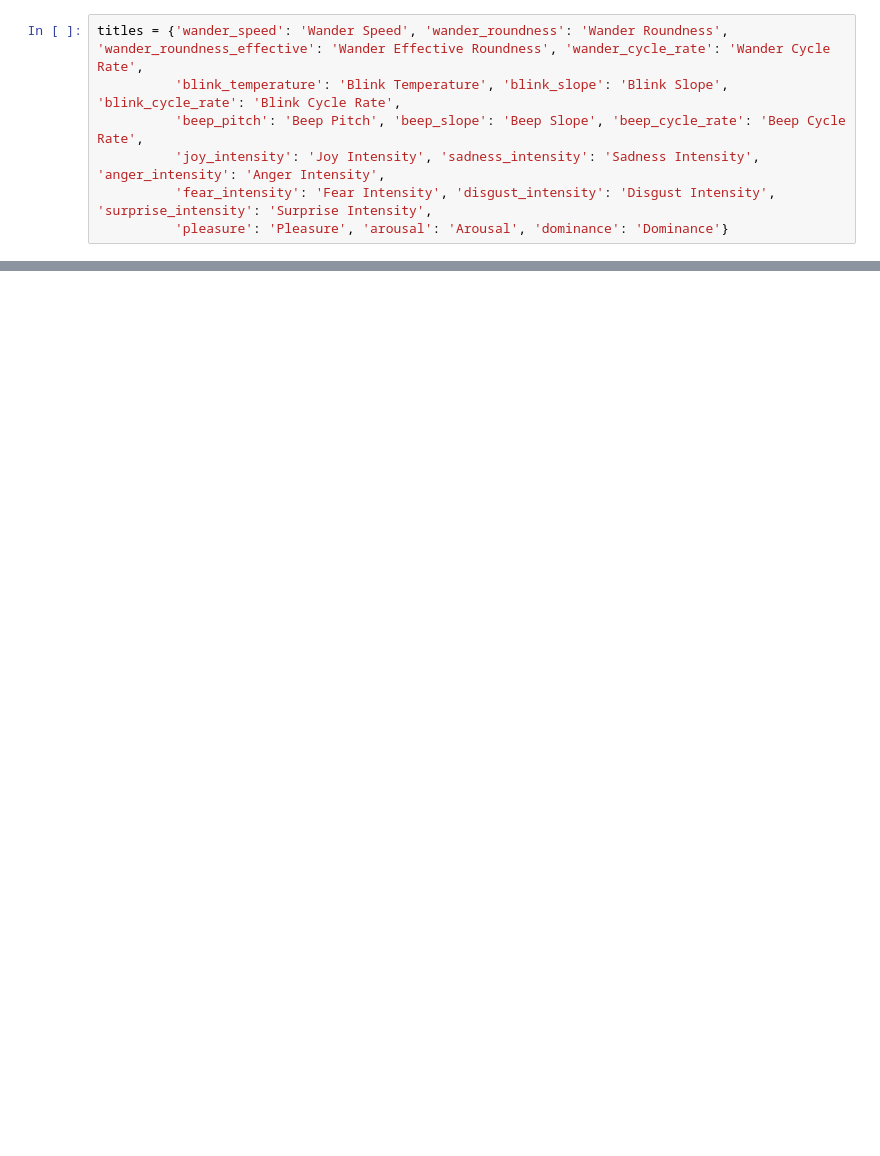
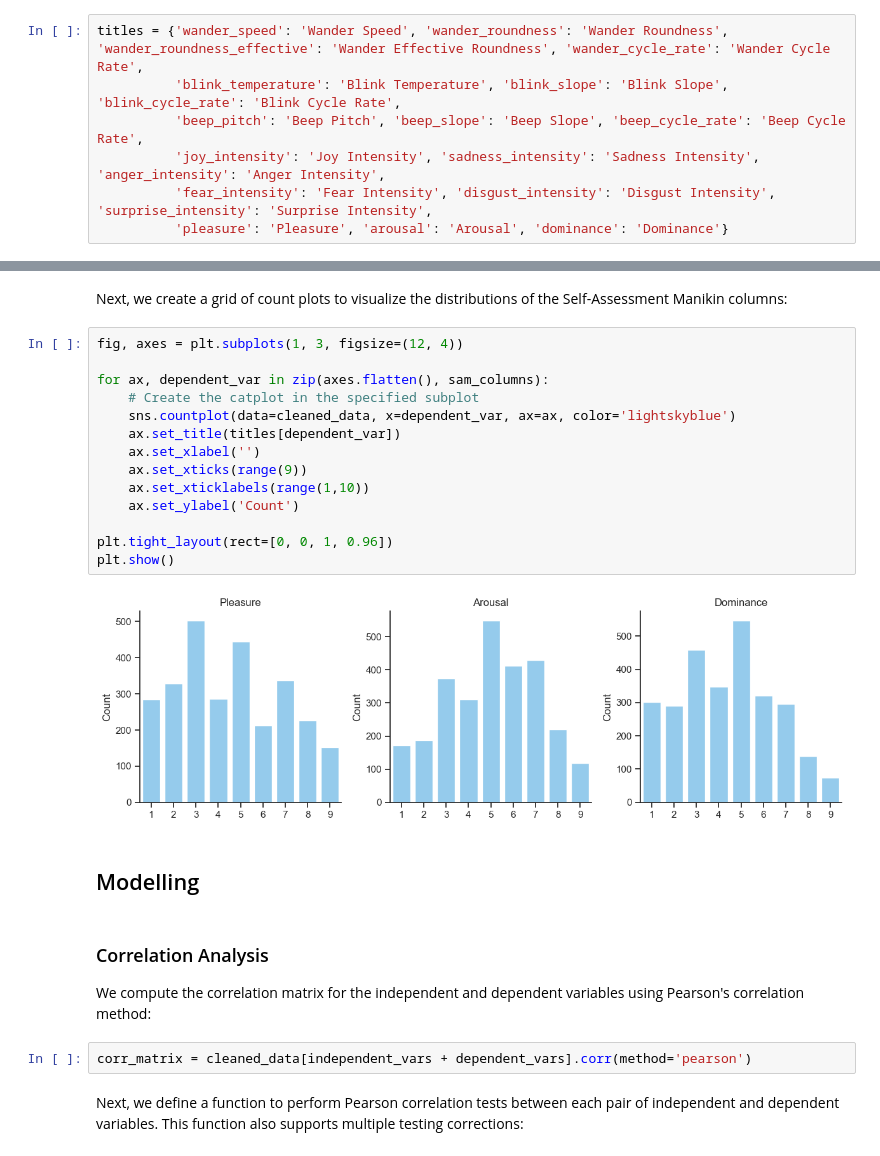
Before and after one commit to fcortevargas/Thesis, a Jupyter notebook: Data Analysis/Analysis/rating_analysis_interval.ipynb, the cells around one changed output, grey strips where cells are left out. Drawn from its saved outputs; the diff is of its cells as text; blank space fills up the shorter version.

```diff
--- a/Data Analysis/Analysis/rating_analysis_interval.ipynb
+++ b/Data Analysis/Analysis/rating_analysis_interval.ipynb
@@ -624,0 +210,28 @@ Output 1: 5.34
+# %% [markdown]
+Next, we create a grid of count plots to visualize the distributions of the Self-Assessment Manikin columns:
+# %%
+fig, axes = plt.subplots(1, 3, figsize=(12, 4))
+
+for ax, dependent_var in zip(axes.flatten(), sam_columns):
+    # Create the catplot in the specified subplot
+    sns.countplot(data=cleaned_data, x=dependent_var, ax=ax, color='lightskyblue')
+    ax.set_title(titles[dependent_var])
+    ax.set_xlabel('')
+    ax.set_xticks(range(9))
+    ax.set_xticklabels(range(1,10))
+    ax.set_ylabel('Count')
+
+plt.tight_layout(rect=[0, 0, 1, 0.96])
+plt.show()
+# %% [output]
+[figure, added]
+# %% [markdown]
+## Modelling
+# %% [markdown]
+### Correlation Analysis
+
+We compute the correlation matrix for the independent and dependent variables using Pearson's correlation method:
+# %%
+corr_matrix = cleaned_data[independent_vars + dependent_vars].corr(method='pearson')
+# %% [markdown]
+Next, we define a function to perform Pearson correlation tests between each pair of independent and dependent variables. This function also supports multiple testing corrections:
```
Also changed, not shown: parts of 146 cells of this notebook, 1 other file.
